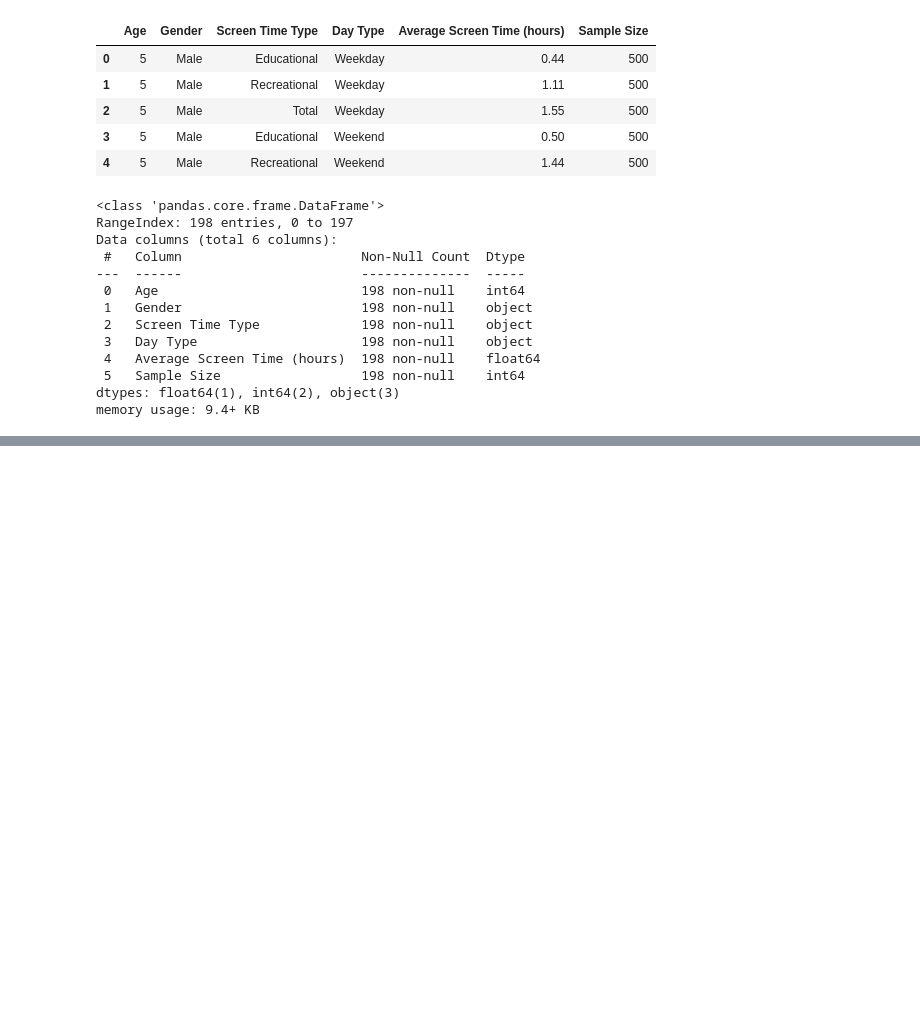
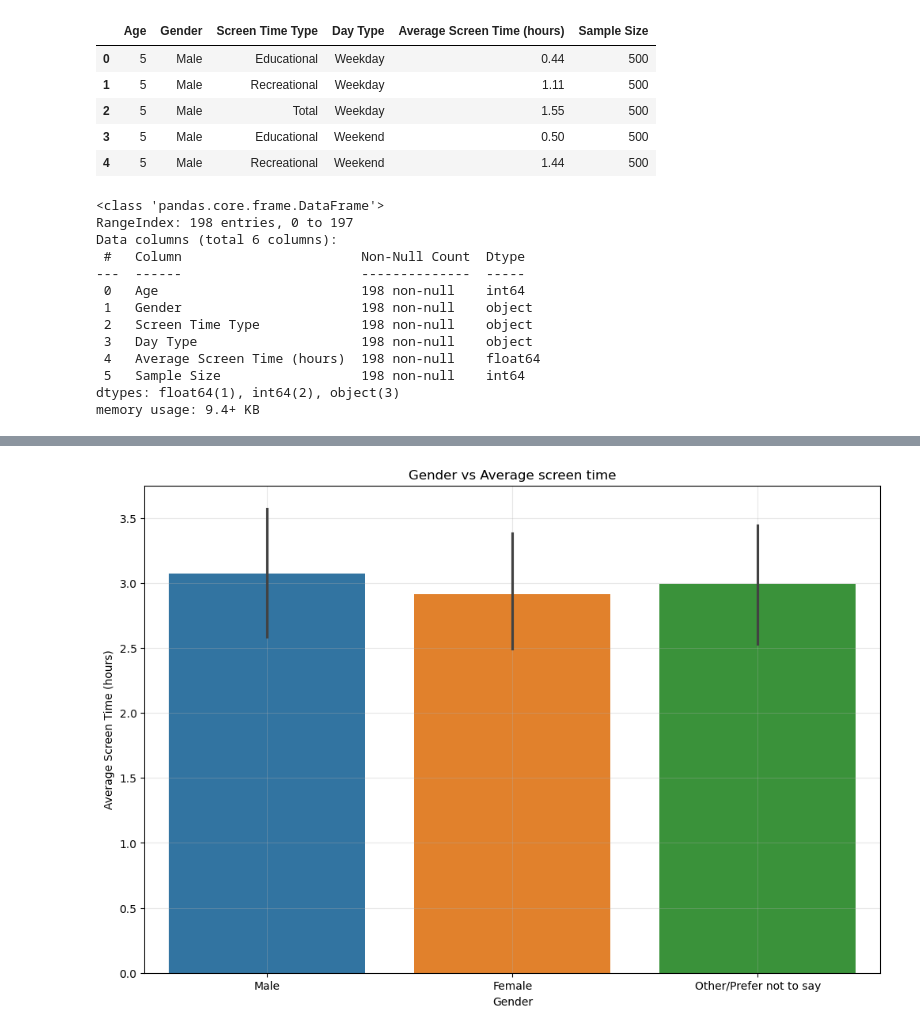
Before and after one commit to chaudhary-dotcom/ML, a Jupyter notebook: screen_time.ipynb, the cells around one changed output, grey strips where cells are left out. Drawn from its saved outputs; the diff is of its cells as text; code cells hidden in the pictures; blank space fills up the shorter version.

```diff
--- a/screen_time.ipynb
+++ b/screen_time.ipynb
@@ -34,0 +124,8 @@ memory usage: 9.4+ KB
+# %%
+plt.figure(figsize=(12, 8))
+sns.barplot(data=df, x='Gender', y='Average Screen Time (hours)', hue='Gender')
+plt.title('Gender vs Average screen time')
+plt.grid(True, alpha=0.3)
+plt.show()
+# %% [output]
+[figure, added]
```
Also changed, not shown: parts of 18 cells of this notebook.
